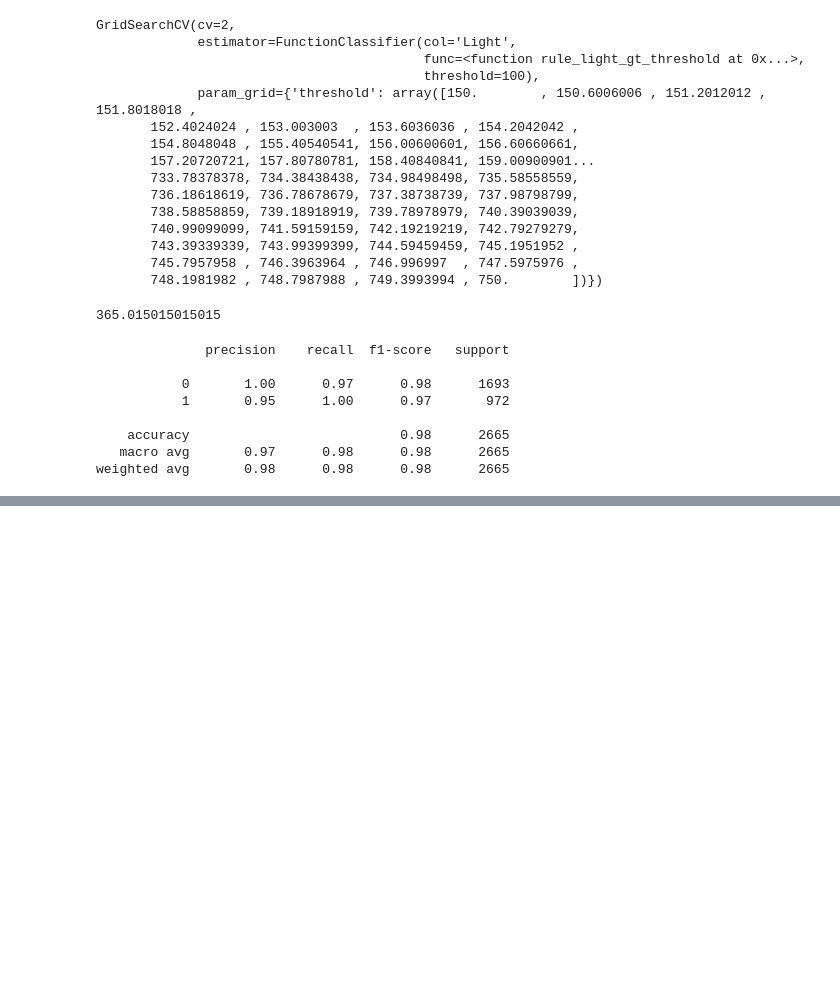
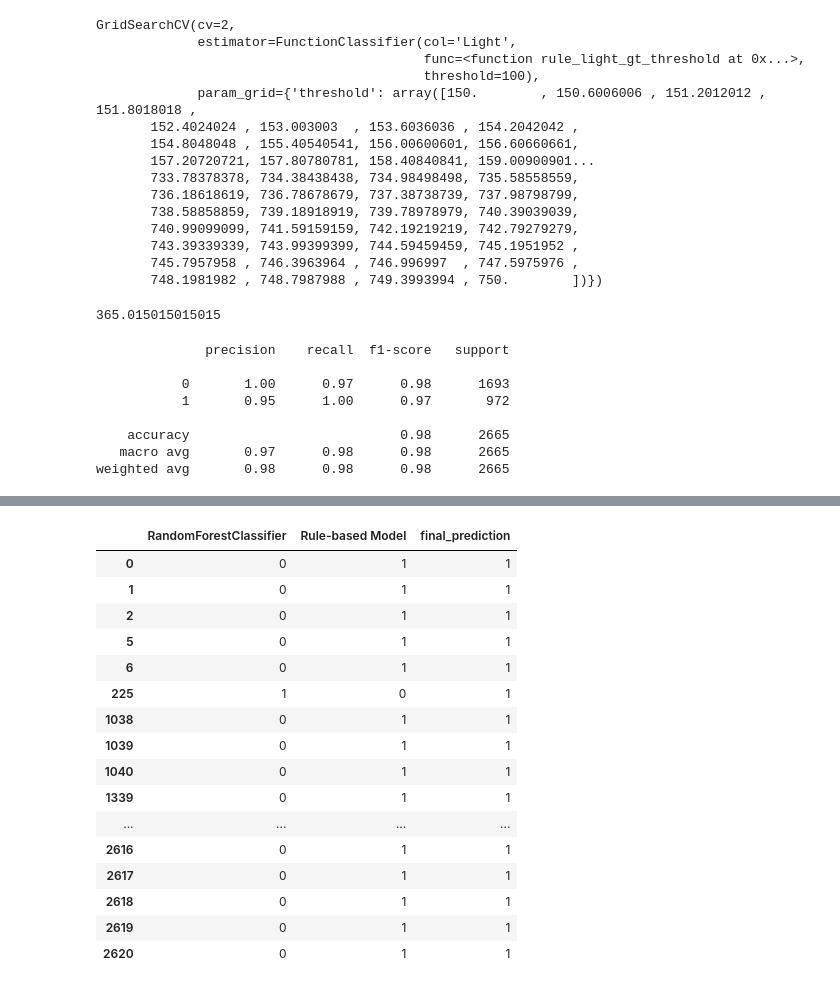
Before and after one commit to jahidul-arafat/ml-achitect, a Jupyter notebook: rbml/project_1_simple_rules/rule_based_model.ipynb, the cells around one changed output, grey strips where cells are left out. Saved outputs shown, nothing was run; the diff lists cells and outputs as text; code cells hidden in the pictures; blank space fills up the shorter version.

Commit message:
Rule Based ML Algo

```diff
--- a/rbml/project_1_simple_rules/rule_based_model.ipynb
+++ b/rbml/project_1_simple_rules/rule_based_model.ipynb
@@ -229,8 +230,8 @@ best_threshold
 # %% [output]
 365.015015015015
 # %%
-predicted_Y = grid_model.predict(test_X)
-print(classification_report(test_Y, predicted_Y))
+grid_human_predicted_Y = grid_model.predict(test_X)
+print(classification_report(test_Y, grid_human_predicted_Y))
 # %% [output]
               precision    recall  f1-score   support
 
@@ -247,0 +257,28 @@ plot_threshold(train, feature, target, best_threshold)
+# %%
+def highlight_cell(row):
+    return [
+        "background-color: red; color: white"
+        if cell == 0
+        else "background-color: green; color: white"
+        for cell in row
+    ]
+# %%
+# Form a dictionary using Pandas DataFrame
+predicted_label_dict = {
+    "RandomForestClassifier": machine_predicted_Y,  # machine_predicted_Y is a nd-array
+    "Rule-based Model": grid_human_predicted_Y      # grid_human_predicted_Y is a nd-array
+}
+
+# Converting the dict into a Panda's DF
+comparison = pd.DataFrame(predicted_label_dict)
+
+# type(comparison)
+# comparison["RandomForestClassifier"].head(10)
+# comparison["Rule-based Model"].head(10)
+# %%
+# Find the cells where the ML predicted_Y and grid_human predicted_Y didnt coverge
+# difference --> is another pd.DF
+difference = comparison[
+    comparison["RandomForestClassifier"]!=comparison["Rule-based Model"]
+]
+difference.head(10)
@@ -247,0 +317,23 @@ plot_threshold(train, feature, target, best_threshold)
+# %%
+# To reduce False Negative -- choose positive labels when two models disagree
+# To reduce False Positive -- choose Negative labels when two models disagree
+reduce_false_negative = difference.assign(final_prediction=1)
+reduce_false_negative.style.apply(highlight_cell)
+# %% [output]
+|  | RandomForestClassifier | Rule-based Model | final_prediction |
+| 0 | 0 | 1 | 1 |
+| 1 | 0 | 1 | 1 |
+| 2 | 0 | 1 | 1 |
+| 5 | 0 | 1 | 1 |
+| 6 | 0 | 1 | 1 |
+| 225 | 1 | 0 | 1 |
+| 1038 | 0 | 1 | 1 |
+| 1039 | 0 | 1 | 1 |
+| 1040 | 0 | 1 | 1 |
+| 1339 | 0 | 1 | 1 |
+| ... | ... | ... | ... |
+| 2616 | 0 | 1 | 1 |
+| 2617 | 0 | 1 | 1 |
+| 2618 | 0 | 1 | 1 |
+| 2619 | 0 | 1 | 1 |
+| 2620 | 0 | 1 | 1 |
```
Also changed, not shown: parts of 8 cells of this notebook.
